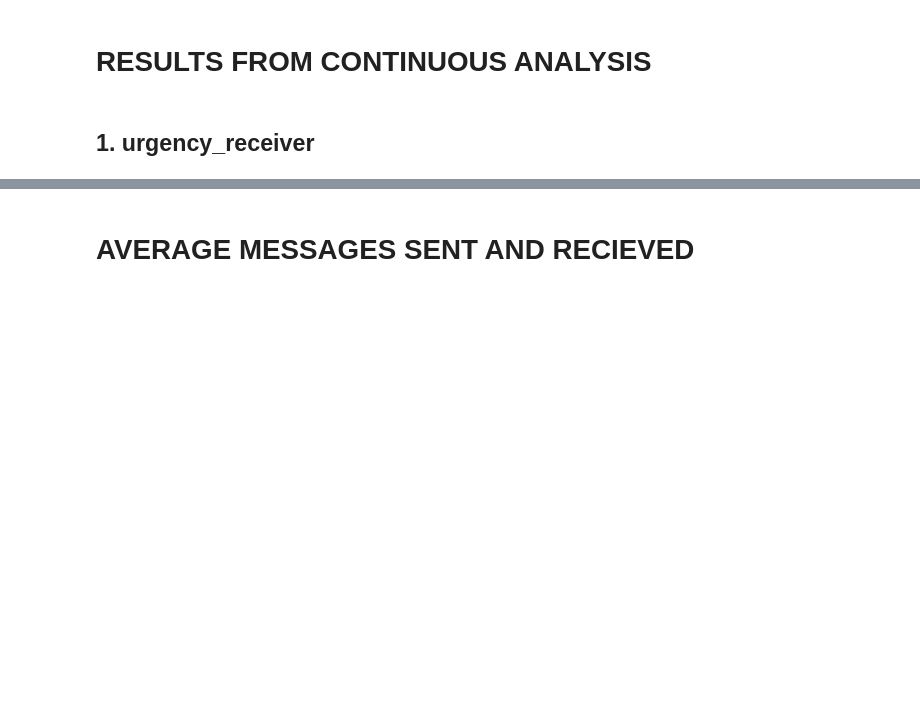
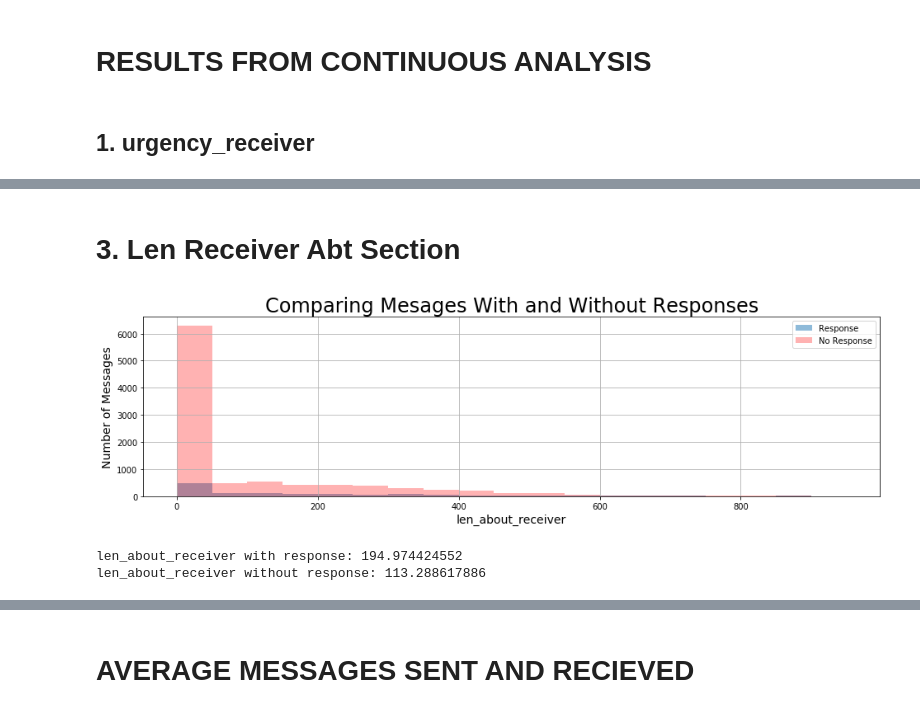
Before and after one commit to rczyrnik/Find-A-Flatmate, a Jupyter notebook: 0_eda_messages.ipynb, the cells around one changed output, grey strips where cells are left out. Saved outputs shown, nothing was run; the diff lists cells and outputs as text; code cells hidden in the pictures; blank space fills up the shorter version.

```diff
--- a/0_eda_messages.ipynb
+++ b/0_eda_messages.ipynb
@@ -67,2 +67,11 @@ plot_feature('urgency_receiver', np.arange(-200, 100, 10))
 urgency_receiver with response: -37.522309711
 urgency_receiver without response: -29.750974659
+# %% [markdown]
+# 3. Len Receiver Abt Section
+# %%
+plt.title('Comparing Mesages With and Without Responses',fontsize=24)
+plot_feature('len_about_receiver', np.arange(0, 1000, 50))
+# %% [output]
+[figure, added]
+len_about_receiver with response: 194.974424552
+len_about_receiver without response: 113.288617886
```
Also changed, not shown: parts of 57 cells of this notebook, 10 other files.
